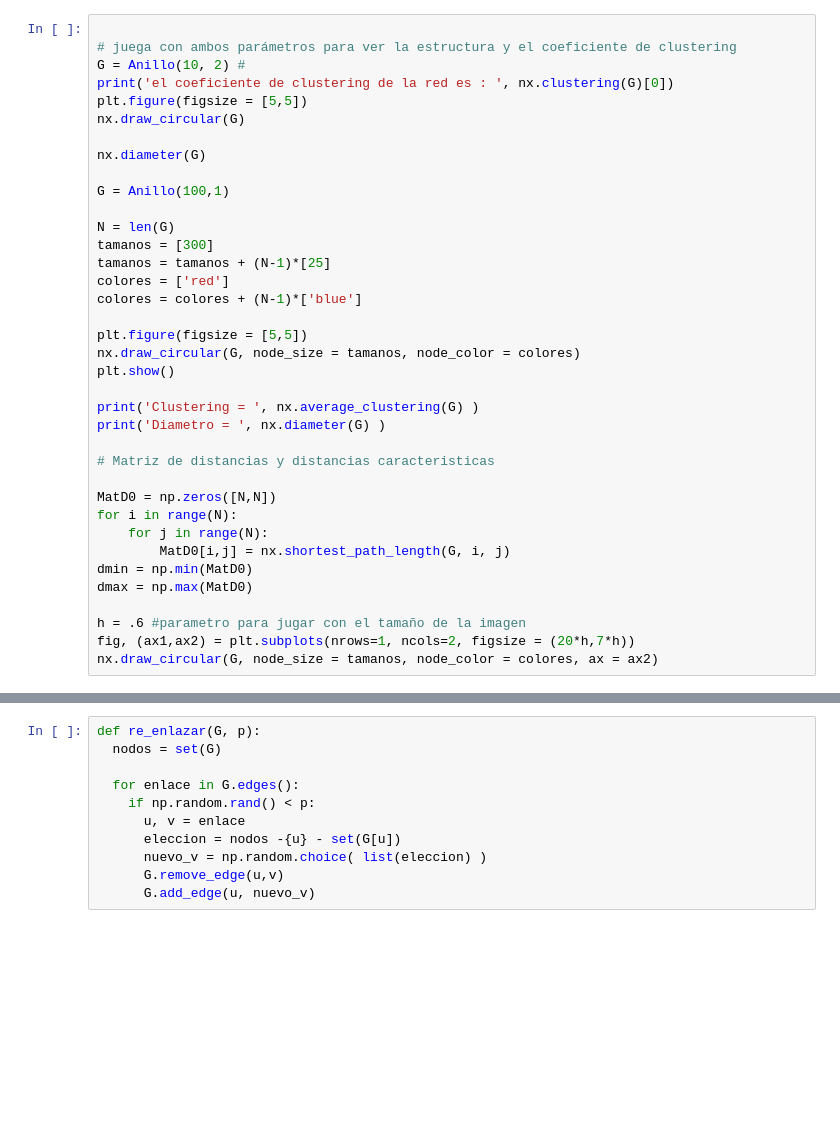
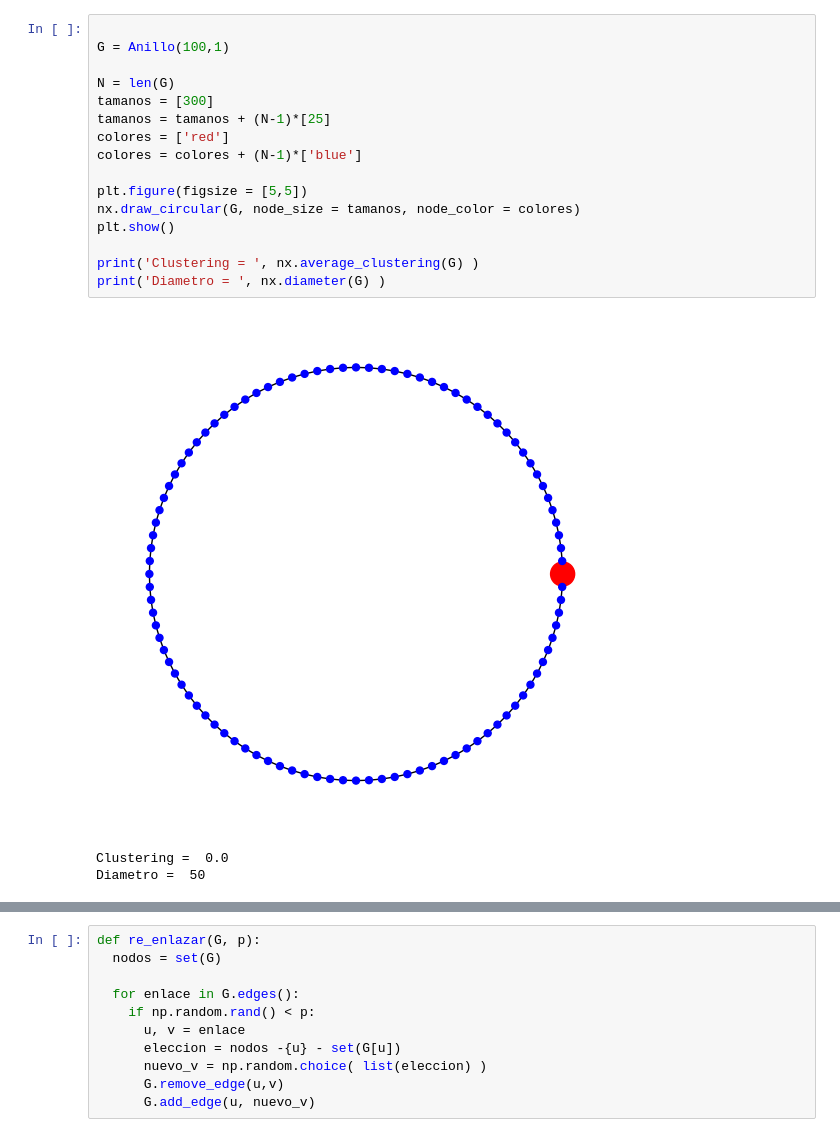
Before and after one commit to pplalo/Quack, a Jupyter notebook: Ciencia_de_Redes/practica_8.ipynb, the cells around one changed output, grey strips where cells are left out. Saved outputs shown, nothing was run; the diff lists cells and outputs as text; blank space fills up the shorter version.

```diff
--- a/Ciencia_de_Redes/practica_8.ipynb
+++ b/Ciencia_de_Redes/practica_8.ipynb
@@ -19,37 +31,20 @@ def Anillo(N, l = 2):
 # %%
-
-# juega con ambos parámetros para ver la estructura y el coeficiente de clustering
-G = Anillo(10, 2) #
-print('el coeficiente de clustering de la red es : ', nx.clustering(G)[0])
-plt.figure(figsize = [5,5])
-nx.draw_circular(G)
-
-nx.diameter(G)
 
 G = Anillo(100,1)
 
 N = len(G)
 tamanos = [300]
 tamanos = tamanos + (N-1)*[25]
 colores = ['red']
 colores = colores + (N-1)*['blue']
 
 plt.figure(figsize = [5,5])
 nx.draw_circular(G, node_size = tamanos, node_color = colores)
 plt.show()
 
 print('Clustering = ', nx.average_clustering(G) )
 print('Diametro = ', nx.diameter(G) )
-
-# Matriz de distancias y distancias caracteristicas
-
-MatD0 = np.zeros([N,N])
-for i in range(N):
-    for j in range(N):
-        MatD0[i,j] = nx.shortest_path_length(G, i, j)
-dmin = np.min(MatD0)
-dmax = np.max(MatD0)
-
-h = .6 #parametro para jugar con el tamaño de la imagen
-fig, (ax1,ax2) = plt.subplots(nrows=1, ncols=2, figsize = (20*h,7*h))
-nx.draw_circular(G, node_size = tamanos, node_color = colores, ax = ax2)
+# %% [output]
+[figure, added]
+Clustering =  0.0
+Diametro =  50
```
Also changed, not shown: parts of 41 cells of this notebook, 6 other files.
